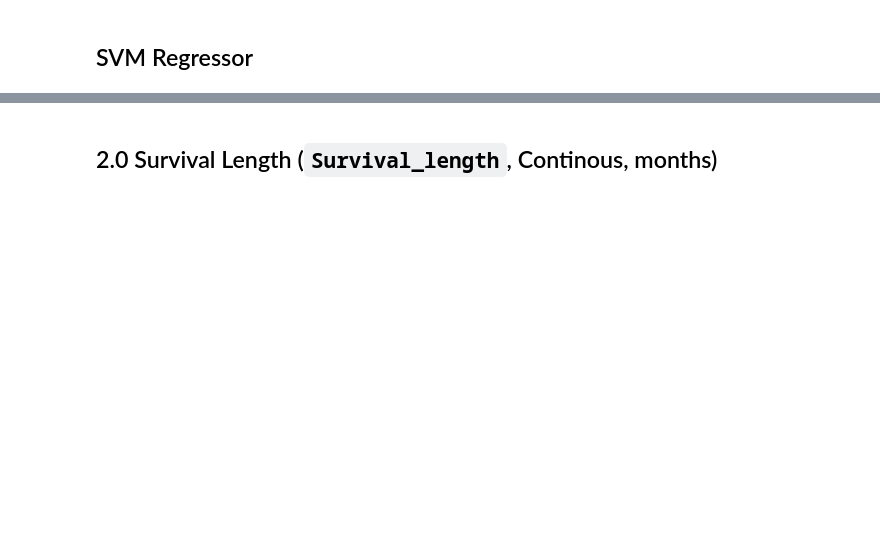
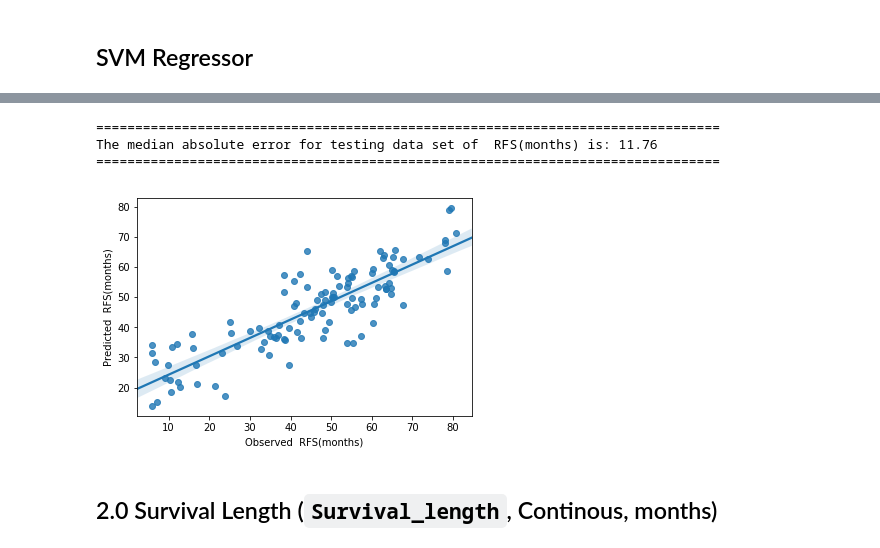
Before and after one commit to JCardenasRdz/Insights-into-the-I-SPY-clinical-trial, a Jupyter notebook: 3-Predictive_stats.ipynb, the cells around one changed output, grey strips where cells are left out. Saved outputs shown, nothing was run; the diff lists cells and outputs as text; code cells hidden in the pictures; blank space fills up the shorter version.

```diff
--- a/3-Predictive_stats.ipynb
+++ b/3-Predictive_stats.ipynb
@@ -530,5 +561,10 @@ svr(X_train, y_train, X_test, y_test, outcome =' Recurrence-Free Survival (month
 # %%
-RandomForestRegressor(X_train, y_train, X_test, y_test, outcome =' Recurrence-Free Survival (months)')
+RFR = predictive_statistics.RandomForestRegressor(X_train, y_train, X_test, y_test, outcome =' RFS(months)')
+# %% [output]
+================================================================================
+The median absolute error for testing data set of  RFS(months) is: 11.76
+================================================================================
+[figure, added]
 # %% [markdown]
 ## 2.0  Survival Length (`Survival_length`, Continous, months)
 # %%
```
Also changed, not shown: parts of 14 cells of this notebook, 2 other files.
